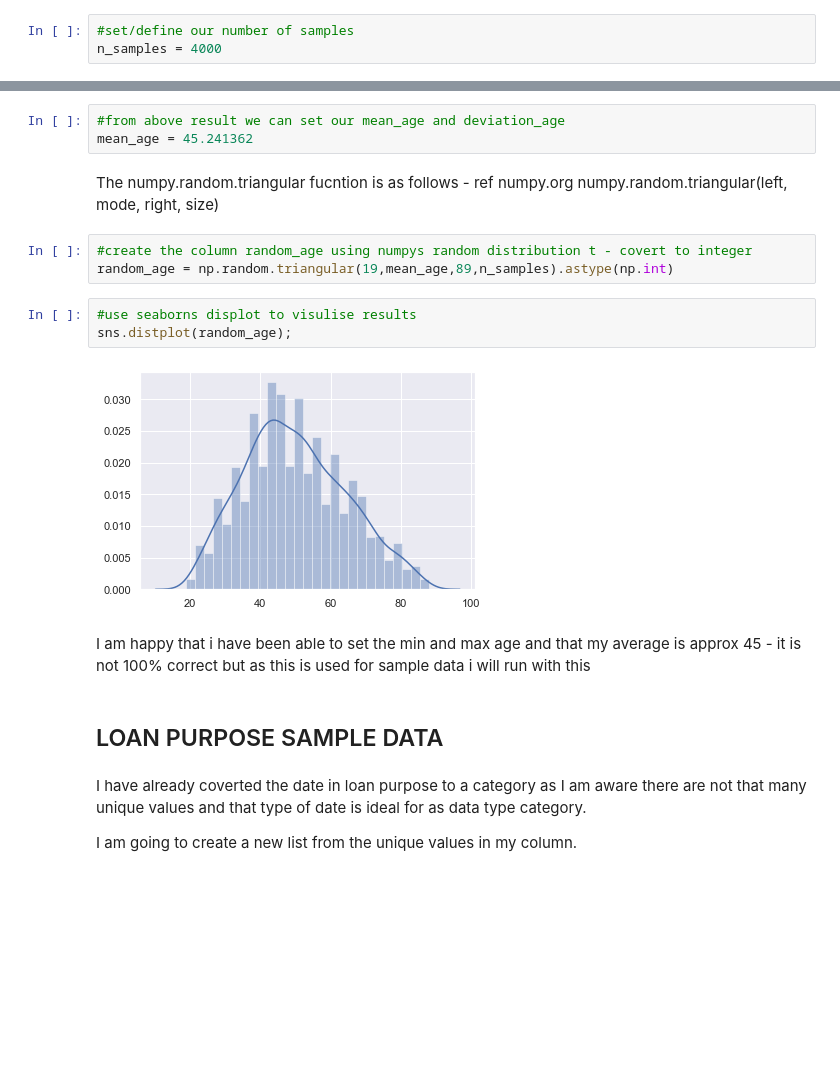
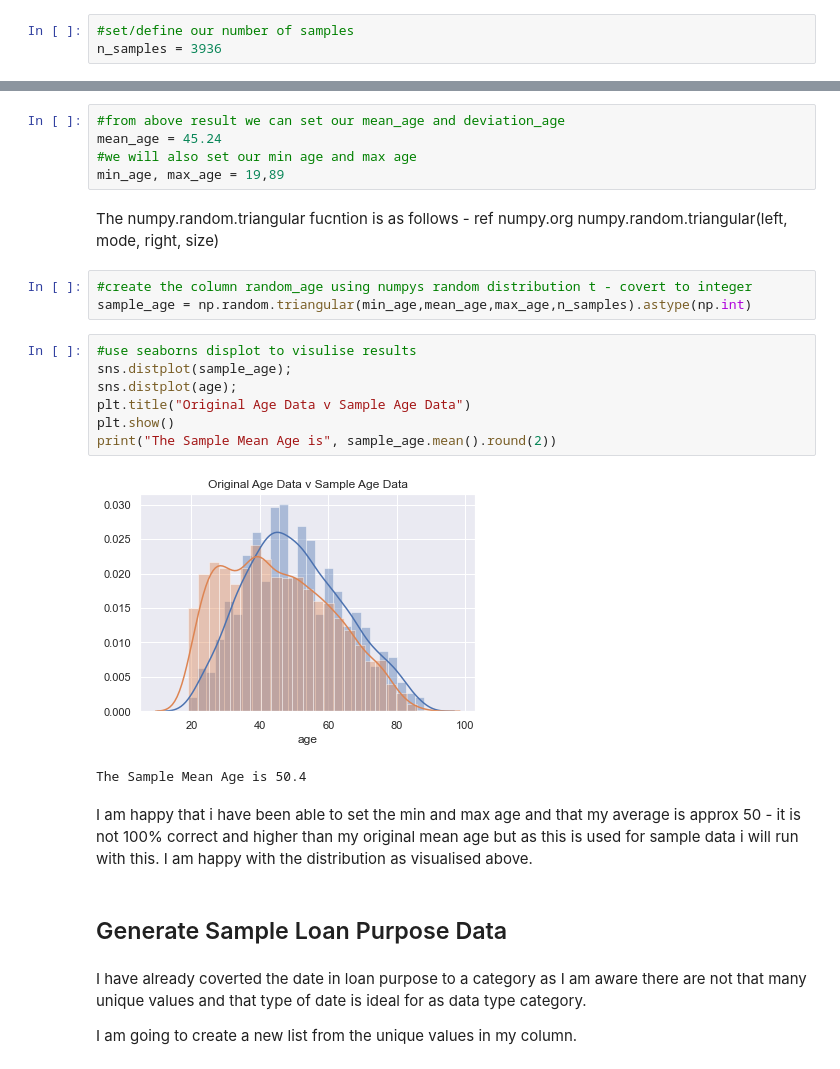
Before and after one commit to brendantipp/sem2_prog_data_analysis_project, a Jupyter notebook: product_analysis.ipynb, the cells around one changed output, grey strips where cells are left out. Saved outputs shown, nothing was run; the diff lists cells and outputs as text; blank space fills up the shorter version.

```diff
--- a/product_analysis.ipynb
+++ b/product_analysis.ipynb
@@ -506,7 +506,7 @@ The new colums will be as follows
 Firstly we will set the number of samples for our dataset which for this project is 4,000
 # %%
 #set/define our number of samples
-n_samples = 4000
+n_samples = 3936
 # %% [markdown]
 Start with the creation of the sample data as per the Age column - as i said above i believe the distribtion of the Age variable is closest aligned to that of a Triangular Distribution.
 # %% [markdown]
@@ -526,22 +526,29 @@ max        89.000000
 Name: age, dtype: float64
 # %%
 #from above result we can set our mean_age and deviation_age
-mean_age = 45.241362
+mean_age = 45.24
+#we will also set our min age and max age
+min_age, max_age = 19,89
 # %% [markdown]
 The numpy.random.triangular fucntion is as follows - ref numpy.org
 numpy.random.triangular(left, mode, right, size)
 # %%
 #create the column random_age using numpys random distribution t - covert to integer
-random_age = np.random.triangular(19,mean_age,89,n_samples).astype(np.int)
+sample_age = np.random.triangular(min_age,mean_age,max_age,n_samples).astype(np.int)
-# %%
-#use seaborns displot to visulise results
-sns.distplot(random_age);
-# %% [output]
-[figure, removed]
+# %%
+#use seaborns displot to visulise results
+sns.distplot(sample_age);
+sns.distplot(age);
+plt.title("Original Age Data v Sample Age Data")
+plt.show()
+print("The Sample Mean Age is", sample_age.mean().round(2))
+# %% [output]
+[figure, added]
+The Sample Mean Age is 50.4
 # %% [markdown]
-I am happy that i have been able to set the min and max age and that my average is approx 45 - it is not 100% correct but as this is used for sample data i will run with this
+I am happy that i have been able to set the min and max age and that my average is approx 50 - it is not 100% correct and higher than my original mean age but as this is used for sample data i will run with this. I am happy with the distribution as visualised above.
-# %% [markdown]
-## LOAN PURPOSE SAMPLE DATA
+# %% [markdown]
+## Generate Sample Loan Purpose Data
 # %% [markdown]
 I have already coverted the date in loan purpose to a category as I am aware there are not that many unique values and that type of date is ideal for as data type category.
 
```
Also changed, not shown: parts of 31 cells of this notebook.
